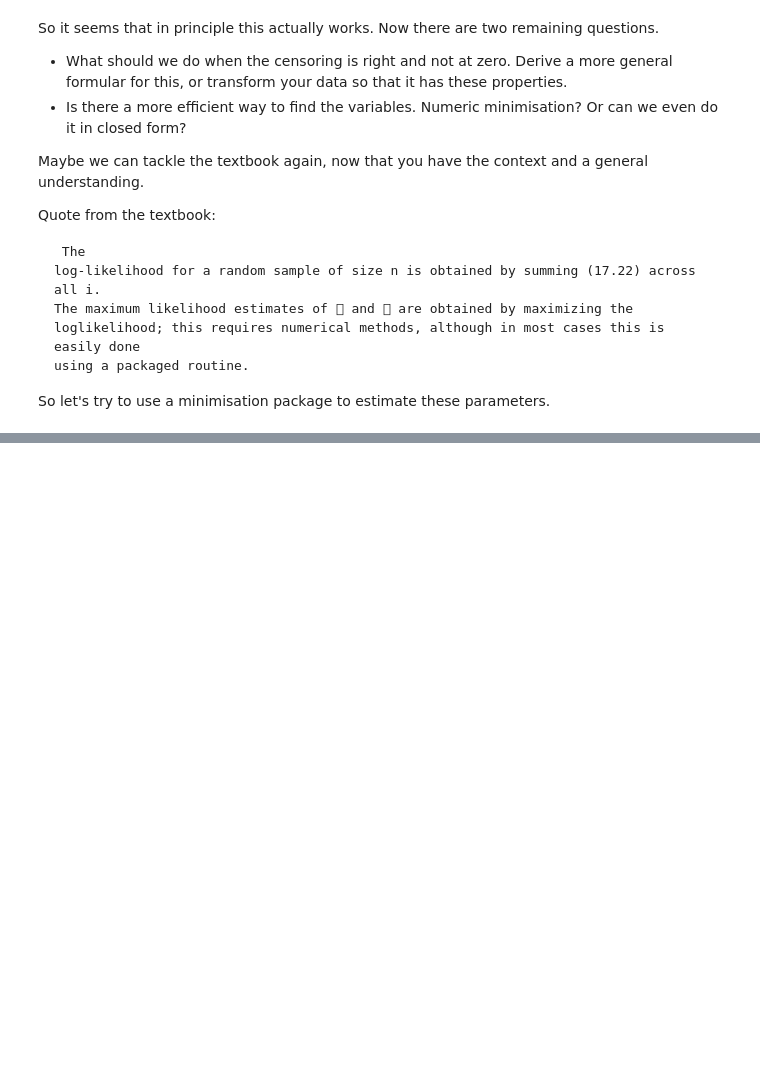
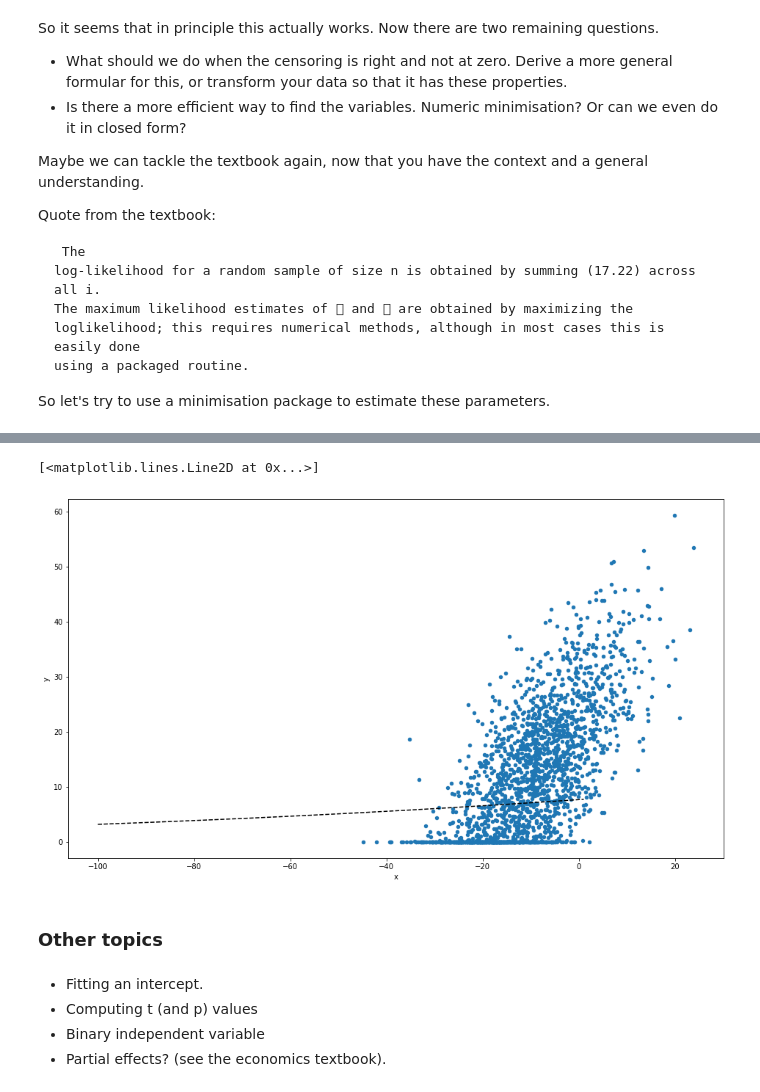
Before and after one commit to simontudge/ds-method-notebooks, a Jupyter notebook: notebooks/tobit.ipynb, the cells around one changed output, grey strips where cells are left out. Saved outputs shown, nothing was run; the diff lists cells and outputs as text; code cells hidden in the pictures; blank space fills up the shorter version.

```diff
--- a/notebooks/tobit.ipynb
+++ b/notebooks/tobit.ipynb
@@ -350,0 +483,17 @@ So let's try to use a minimisation package to estimate these parameters.
+# %%
+xs = np.linspace(-100, 1, 1001)
+ys = [eyx(x, beta, sigma) for x in xs]
+
+ax = df.plot.scatter('x', 'y', figsize=(16, 9))
+
+ax.plot(xs, ys, '--', color='black')
+# %% [output]
+[<matplotlib.lines.Line2D at 0x...>]
+[figure, added]
+# %% [markdown]
+### Other topics
+# %% [markdown]
+* Fitting an intercept.
+* Computing t (and p) values
+* Binary independent variable
+* Partial effects? (see the economics textbook).
```
Also changed, not shown: parts of 30 cells of this notebook.
